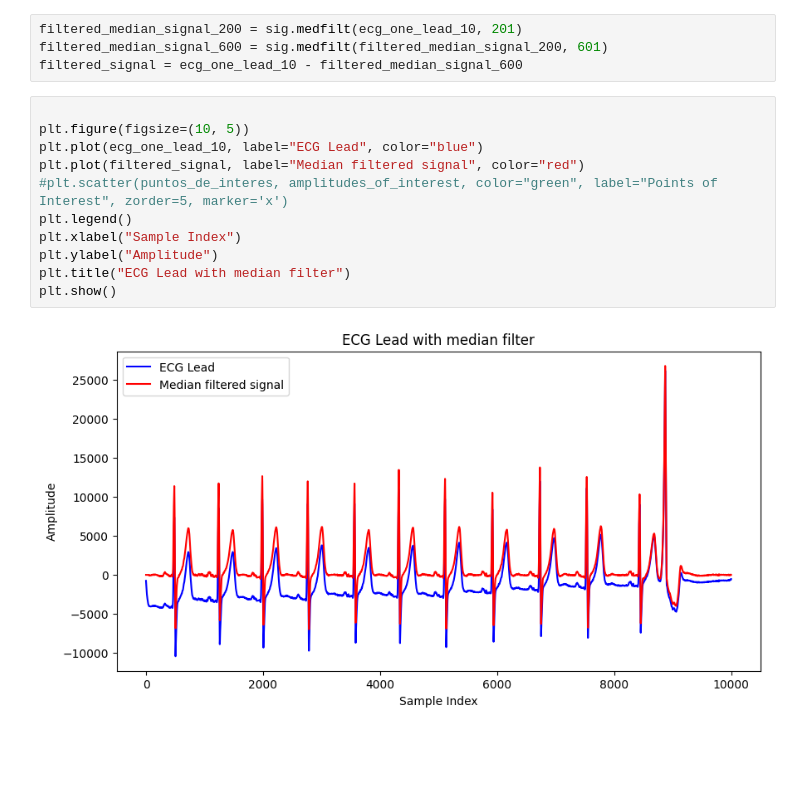
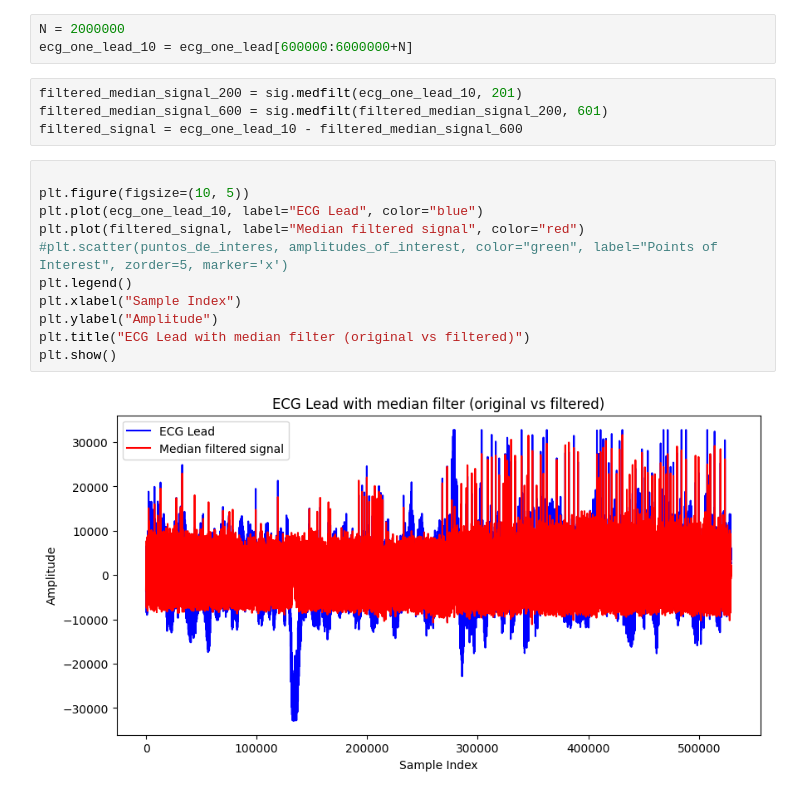
Before and after one commit to joacocibeira/PDS, a Jupyter notebook: tp_10/tp_10.ipynb, the cells around one changed output. Drawn from its saved outputs; the diff is of its cells as text; blank space fills up the shorter version.

```diff
--- a/tp_10/tp_10.ipynb
+++ b/tp_10/tp_10.ipynb
@@ -213,3 +181,6 @@ Utilizamos dos ventanas para filtrar oscilasiones que tengan una ondulación has
+# %%
+N = 2000000
+ecg_one_lead_10 = ecg_one_lead[600000:6000000+N]
 # %%
 filtered_median_signal_200 = sig.medfilt(ecg_one_lead_10, 201)
 filtered_median_signal_600 = sig.medfilt(filtered_median_signal_200, 601)
@@ -217,14 +188,14 @@ filtered_signal = ecg_one_lead_10 - filtered_median_signal_600
 # %%
 
 plt.figure(figsize=(10, 5))
 plt.plot(ecg_one_lead_10, label="ECG Lead", color="blue")
 plt.plot(filtered_signal, label="Median filtered signal", color="red")
 #plt.scatter(puntos_de_interes, amplitudes_of_interest, color="green", label="Points of Interest", zorder=5, marker='x')
 plt.legend()
 plt.xlabel("Sample Index")
 plt.ylabel("Amplitude")
-plt.title("ECG Lead with median filter")
+plt.title("ECG Lead with median filter (original vs filtered)")
 plt.show()
 # %% [output]
-[figure, old version]
+[figure, new version]
 # %%
```
Also changed, not shown: parts of 36 cells of this notebook.
